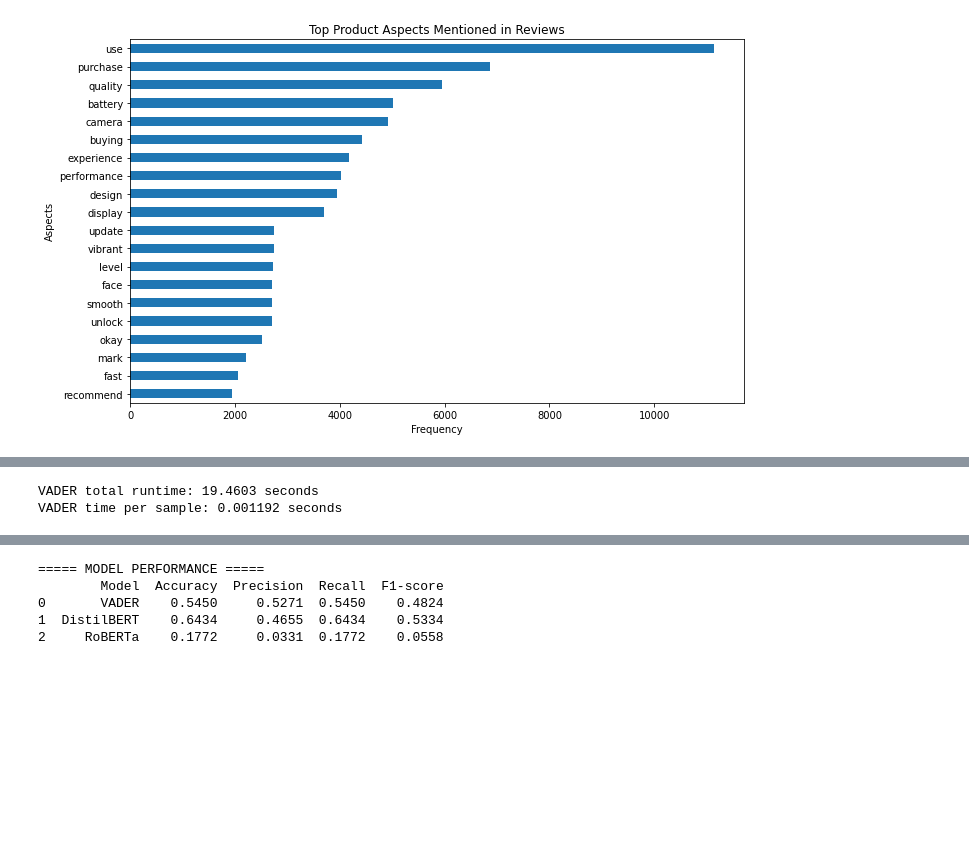
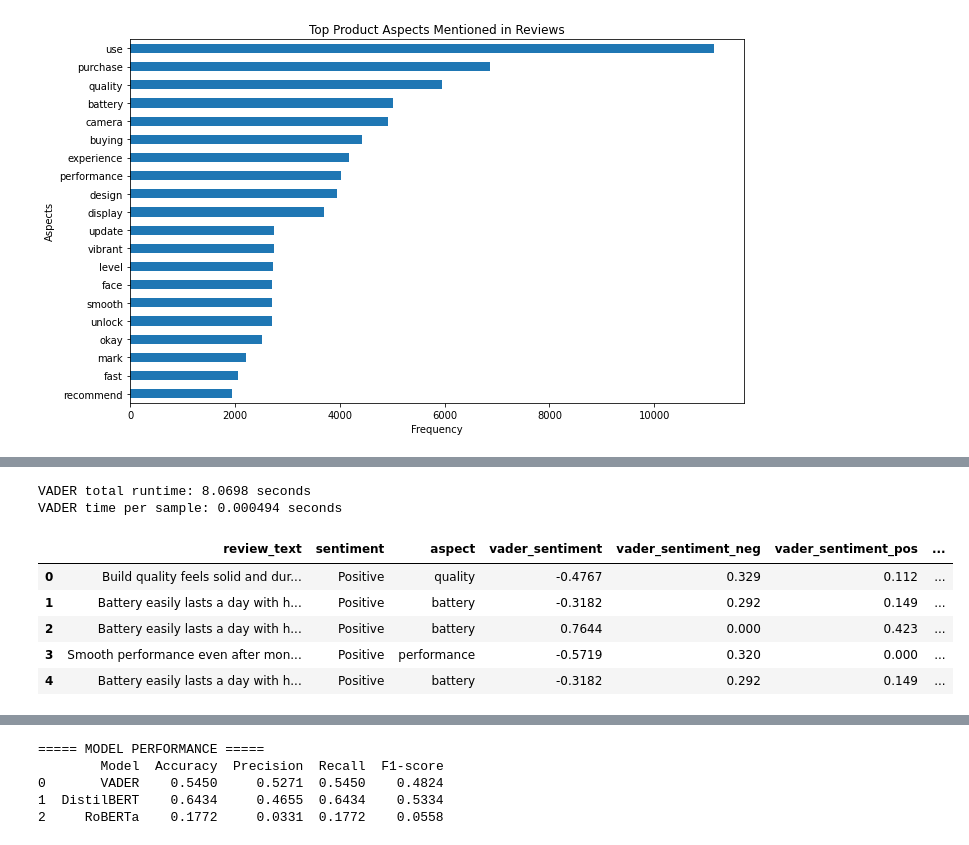
Before and after one commit to unibo-dtm-se-2324-Sentimazon/Sentimazon-Project, a Jupyter notebook: notebooks/Main.ipynb, the cells around one changed output, grey strips where cells are left out. Drawn from its saved outputs; the diff is of its cells as text; code cells hidden in the pictures; blank space fills up the shorter version.

```diff
--- a/notebooks/Main.ipynb
+++ b/notebooks/Main.ipynb
@@ -92,29 +112,15 @@ plot_top_product_aspects(filtered_noun_counts)
 # %%
-import time
+phrasesDF, vader_time = apply_vader_sentiment(phrasesDF)
+print(f"VADER total runtime: {vader_time:.4f} seconds")
+print(f"VADER time per sample: {vader_time / len(phrasesDF):.6f} seconds")
 
-start_vader = time.time()
-import nltk
-from nltk.sentiment.vader import SentimentIntensityAnalyzer
-vader_sentiment = []
-vader_sentiment_neg = []
-vader_sentiment_pos = []
-sid = SentimentIntensityAnalyzer()
-for sentence in phrasesDF['review_text']:
-    try:
-        vader_sentiment.append(sid.polarity_scores(sentence)['compound'])
-        vader_sentiment_pos.append(sid.polarity_scores(sentence)['pos'])
-        vader_sentiment_neg.append(sid.polarity_scores(sentence)['neg'])
-    except:
-        vader_sentiment.append(0.5)
-phrasesDF['vader_sentiment'] = pd.Series(vader_sentiment)
-phrasesDF['vader_sentiment_neg'] = pd.Series(vader_sentiment_neg)
-phrasesDF['vader_sentiment_pos'] = pd.Series(vader_sentiment_pos)
-
-
-end_vader = time.time()
-vader_time = end_vader - start_vader
-print(f"VADER total runtime: {vader_time:.4f} seconds")
-print(f"VADER time per sample: {vader_time/len(phrasesDF):.6f} seconds")
+phrasesDF.head()
 # %% [output]
-VADER total runtime: 19.4603 seconds
-VADER time per sample: 0.001192 seconds
+VADER total runtime: 8.0698 seconds
+VADER time per sample: 0.000494 seconds
+|  | review_text | sentiment | aspect | vader_sentiment | vader_sentiment_neg | vader_sentiment_pos | ... |
+| 0 | Build quality feels solid and dur... | Positive | quality | -0.4767 | 0.329 | 0.112 | ... |
+| 1 | Battery easily lasts a day with h... | Positive | battery | -0.3182 | 0.292 | 0.149 | ... |
+| 2 | Battery easily lasts a day with h... | Positive | battery | 0.7644 | 0.000 | 0.423 | ... |
+| 3 | Smooth performance even after mon... | Positive | performance | -0.5719 | 0.320 | 0.000 | ... |
+| 4 | Battery easily lasts a day with h... | Positive | battery | -0.3182 | 0.292 | 0.149 | ... |
```
Also changed, not shown: parts of 7 cells of this notebook, 2 other files.
